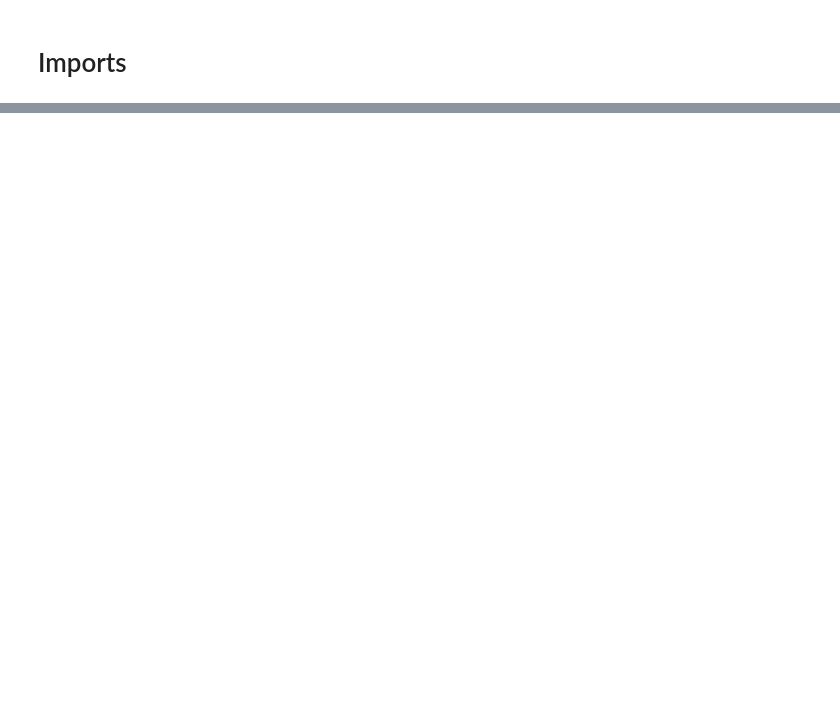
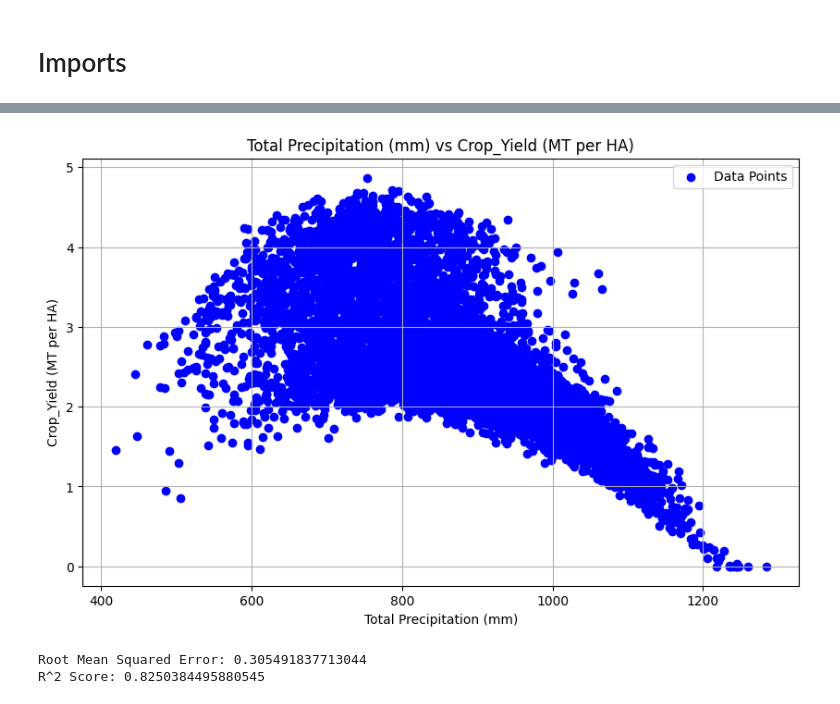
Before and after one commit to areyesca13/ML_ProjectG15, a Jupyter notebook: Group15FinalProject.ipynb, the cells around one changed output, grey strips where cells are left out. Cells and saved outputs as stored; diff of their text form; code cells hidden in the pictures; blank space fills up the shorter version.

```diff
--- a/Group15FinalProject.ipynb
+++ b/Group15FinalProject.ipynb
@@ -46,0 +405,42 @@ dtype: int64
+# %%
+data_mlr2 = data[['Average_Temperature_C','Total_Precipitation_mm','CO2_Emissions_MT','Extreme_Weather_Events','Crop_Yield_MT_per_HA']].copy()
+
+#Feature construction for non-linear relation precipitation quadratic
+optimal_precipitation = data_mlr2['Total_Precipitation_mm'].median()
+data_mlr2['Precipitation_Quadratic'] = (data_mlr2['Total_Precipitation_mm'] - optimal_precipitation) ** 2
+
+
+X = data_mlr2.drop(columns=['Crop_Yield_MT_per_HA', 'Total_Precipitation_mm'])
+y = data_mlr2['Crop_Yield_MT_per_HA']
+
+X = pd.get_dummies(X, drop_first=True)
+standardScaler = StandardScaler()
+X = standardScaler.fit_transform(X)
+
+X_train, X_test, y_train, y_test = train_test_split(X, y, test_size=0.2, random_state=42)
+
+model = LinearRegression()
+model.fit(X_train, y_train)
+
+y_pred = model.predict(X_test)
+
+mse_2 = mean_squared_error(y_test, y_pred)
+r2_2 = r2_score(y_test, y_pred)
+
+plt.figure(figsize=(10, 6))
+plt.scatter(data['Total_Precipitation_mm'], data['Crop_Yield_MT_per_HA'], color='blue', label='Data Points')
+plt.title('Total Precipitation (mm) vs Crop_Yield (MT per HA)')
+plt.xlabel('Total Precipitation (mm)')
+plt.ylabel('Crop_Yield (MT per HA)')
+plt.grid(True)
+plt.legend()
+plt.show()
+
+print(f"Root Mean Squared Error: {np.sqrt(mse_2)}")
+print(f"R^2 Score: {r2_2}")
+
+#Now to compare this model with the previous one
+# %% [output]
+[figure, added]
+Root Mean Squared Error: 0.305491837713044
+R^2 Score: 0.8250384495880545
```
Also changed, not shown: parts of 26 cells of this notebook.
